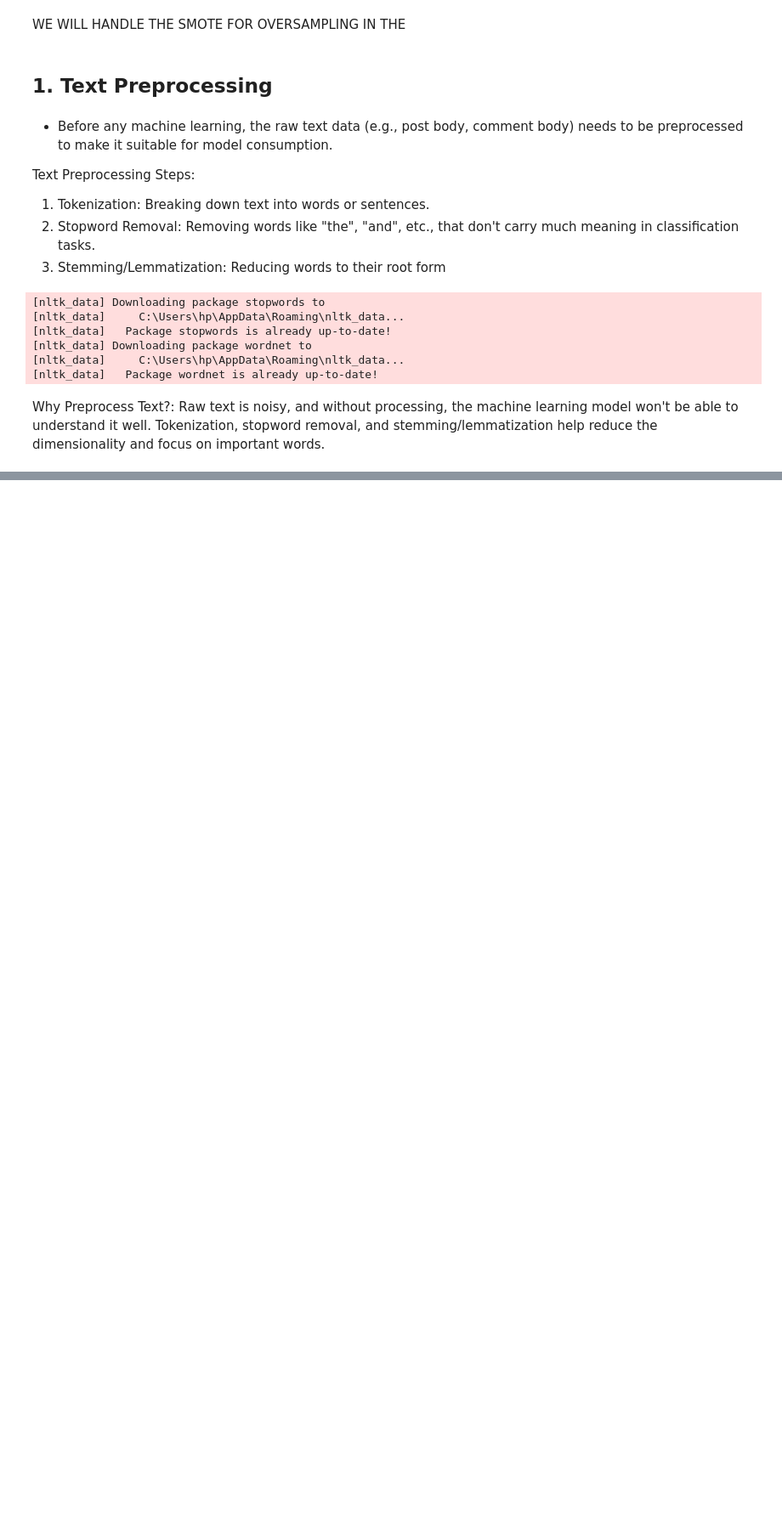
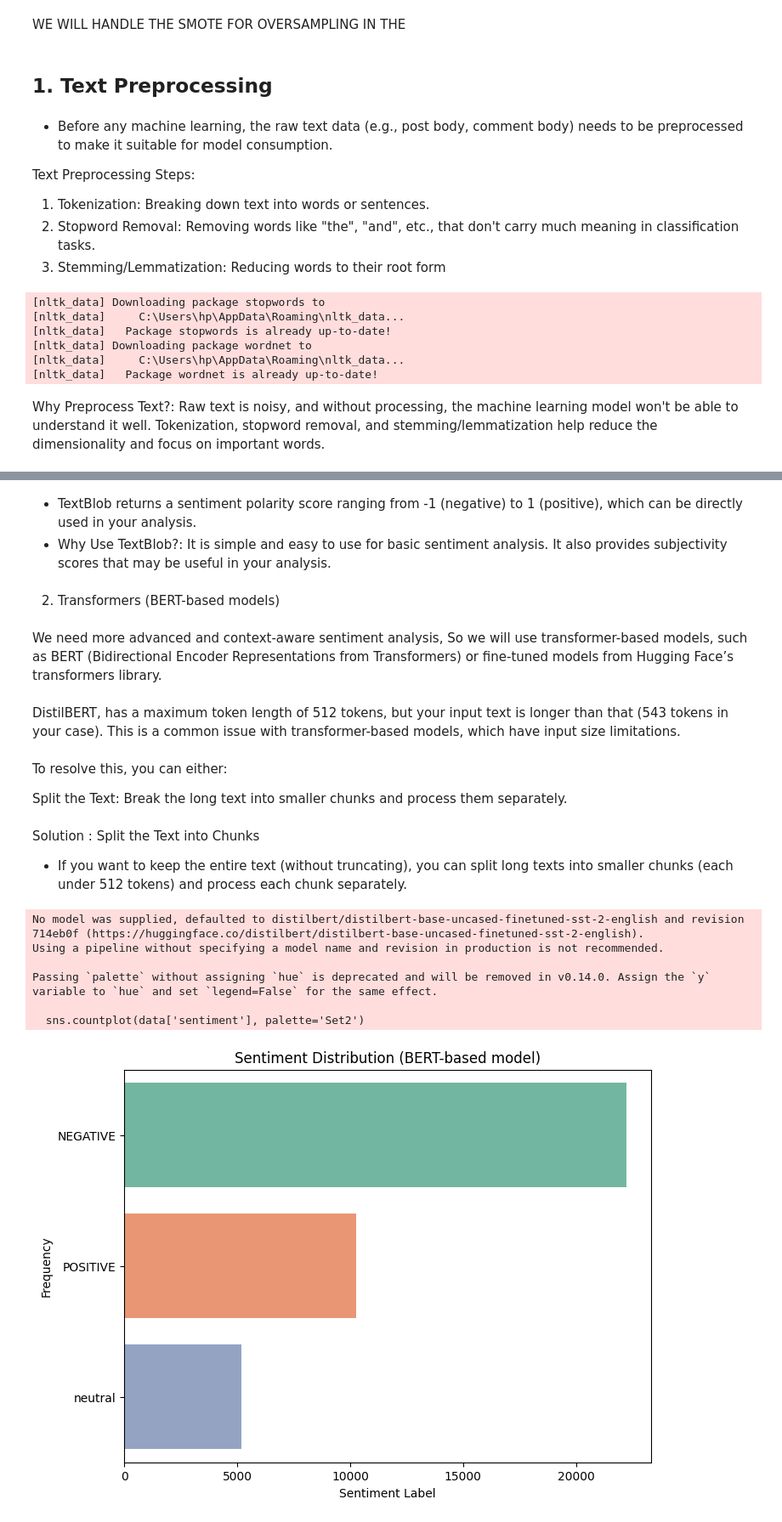
Before and after one commit to CynthiaJerono/Phase_5_Project, a Jupyter notebook: jimalex.ipynb, the cells around one changed output, grey strips where cells are left out. Shown at 85% size. Saved outputs shown, nothing was run; the diff lists cells and outputs as text; code cells hidden in the pictures; blank space fills up the shorter version.

Commit message:
transformers

```diff
--- a/jimalex.ipynb
+++ b/jimalex.ipynb
@@ -1231,0 +1263,60 @@ Why Preprocess Text?: Raw text is noisy, and without processing, the machine lea
+# %% [markdown]
+- TextBlob returns a sentiment polarity score ranging from -1 (negative) to 1 (positive), which can be directly used in your analysis.
+- Why Use TextBlob?: It is simple and easy to use for basic sentiment analysis. It also provides subjectivity scores that may be useful in your analysis.
+# %% [markdown]
+2. Transformers (BERT-based models)
+# %% [markdown]
+We need more advanced and context-aware sentiment analysis, So we will use transformer-based models, such as BERT (Bidirectional Encoder Representations from Transformers) or fine-tuned models from Hugging Face’s transformers library.
+# %% [markdown]
+DistilBERT, has a maximum token length of 512 tokens, but your input text is longer than that (543 tokens in your case). This is a common issue with transformer-based models, which have input size limitations.
+# %% [markdown]
+To resolve this, you can either:
+
+Split the Text: Break the long text into smaller chunks and process them separately.
+# %% [markdown]
+Solution : Split the Text into Chunks
+- If you want to keep the entire text (without truncating), you can split long texts into smaller chunks (each under 512 tokens) and process each chunk separately.
+# %%
+from transformers import pipeline
+import numpy as np
+import matplotlib.pyplot as plt
+import seaborn as sns
+
+# Initialize the sentiment analysis pipeline with truncation
+sentiment_analyzer = pipeline("sentiment-analysis", truncation=True)
+
+def process_text_in_chunks(text, max_length=512):
+    # Split text into chunks of max_length
+    words = text.split()
+    chunks = [words[i:i+max_length] for i in range(0, len(words), max_length)]
+
+    sentiments = []
+    for chunk in chunks:
+        try:
+            result = sentiment_analyzer(' '.join(chunk))
+            if result:  # Check if result is non-empty
+                sentiments.append(result[0]['label'])
+        except Exception as e:
+            print(f"Error processing chunk: {e}")
+
+    # Return the majority sentiment or "neutral" if no sentiment was detected
+    return max(set(sentiments), key=sentiments.count) if sentiments else "neutral"
+
+# Apply sentiment analysis to the 'cleaned_post_body' with chunking
+data['sentiment'] = data['cleaned_post_body'].apply(process_text_in_chunks)
+
+# Visualizing Sentiment Distribution
+plt.figure(figsize=(8, 6))
+sns.countplot(data['sentiment'], palette='Set2')
+plt.title("Sentiment Distribution (BERT-based model)")
+plt.xlabel("Sentiment Label")
+plt.ylabel("Frequency")
+plt.show()
+# %% [output]
+No model was supplied, defaulted to distilbert/distilbert-base-uncased-finetuned-sst-2-english and revision 714eb0f (https://huggingface.co/distilbert/distilbert-base-uncased-finetuned-sst-2-english).
+Using a pipeline without specifying a model name and revision in production is not recommended.
+
+Passing `palette` without assigning `hue` is deprecated and will be removed in v0.14.0. Assign the `y` variable to `hue` and set `legend=False` for the same effect.
+
+  sns.countplot(data['sentiment'], palette='Set2')
+[figure, added]
```
Also changed, not shown: parts of 6 cells of this notebook, 1 other file.
